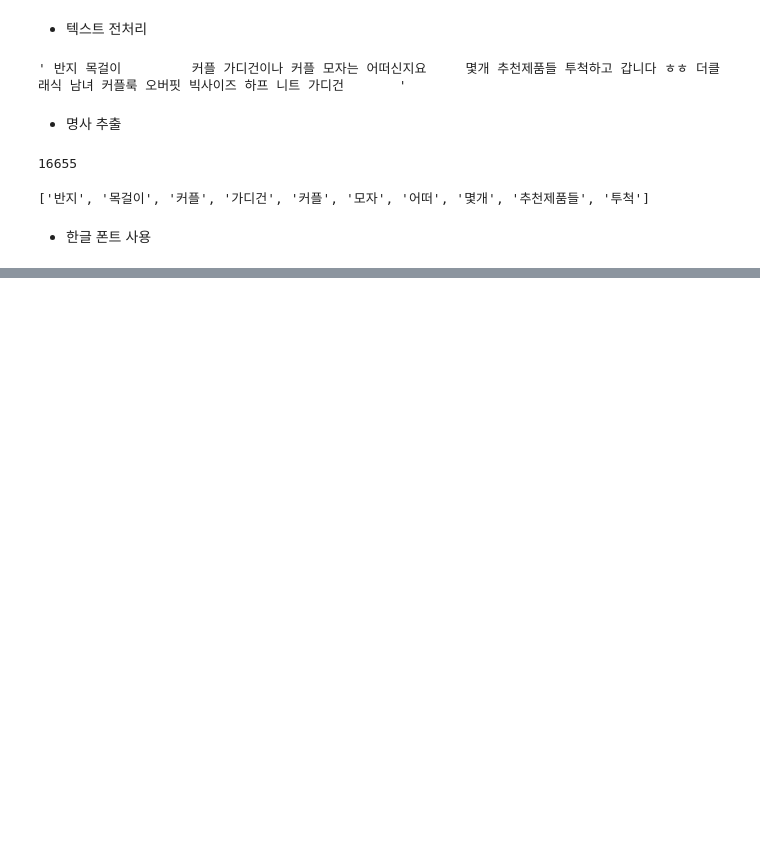
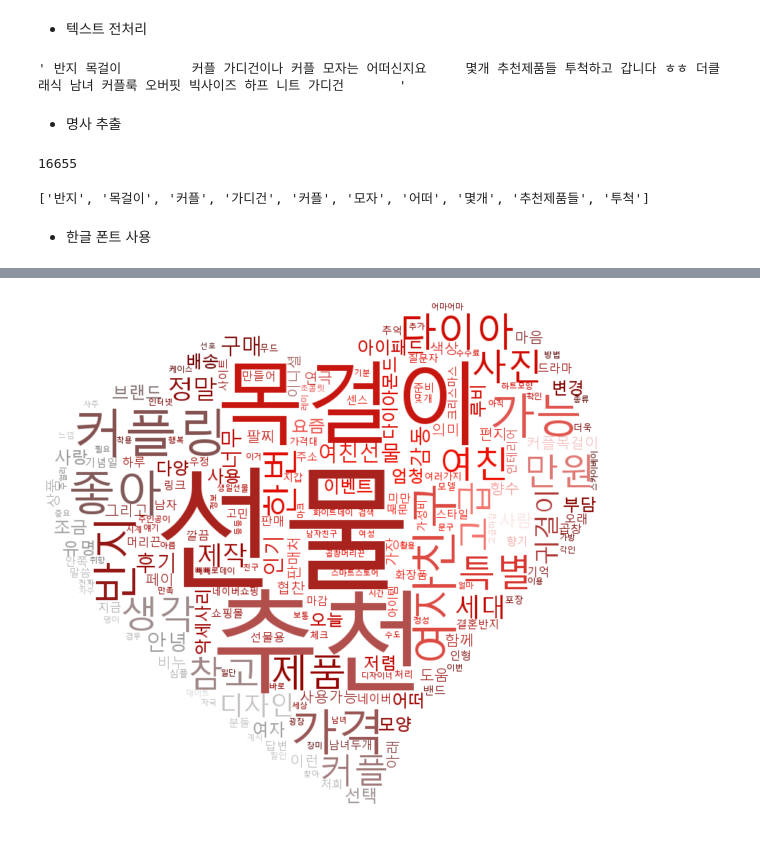
Before and after one commit to strongsm/MachineLearning-2021-12-20, a Jupyter notebook: 06.Text분석/22.워드클라우드.ipynb, the cells around one changed output, grey strips where cells are left out. Cells and saved outputs as stored; diff of their text form; code cells hidden in the pictures; blank space fills up the shorter version.

```diff
--- a/06.Text분석/22.워드클라우드.ipynb
+++ b/06.Text분석/22.워드클라우드.ipynb
@@ -61,0 +116,7 @@ gift_list = gl
+# %%
+plt.figure(figsize=(10,10))
+plt.imshow(wc.recolor(color_func=image_colors), interpolation='bilinear')
+plt.axis('off')
+plt.show()
+# %% [output]
+[figure, added]
```
Also changed, not shown: parts of 13 cells of this notebook, 3 other files.
